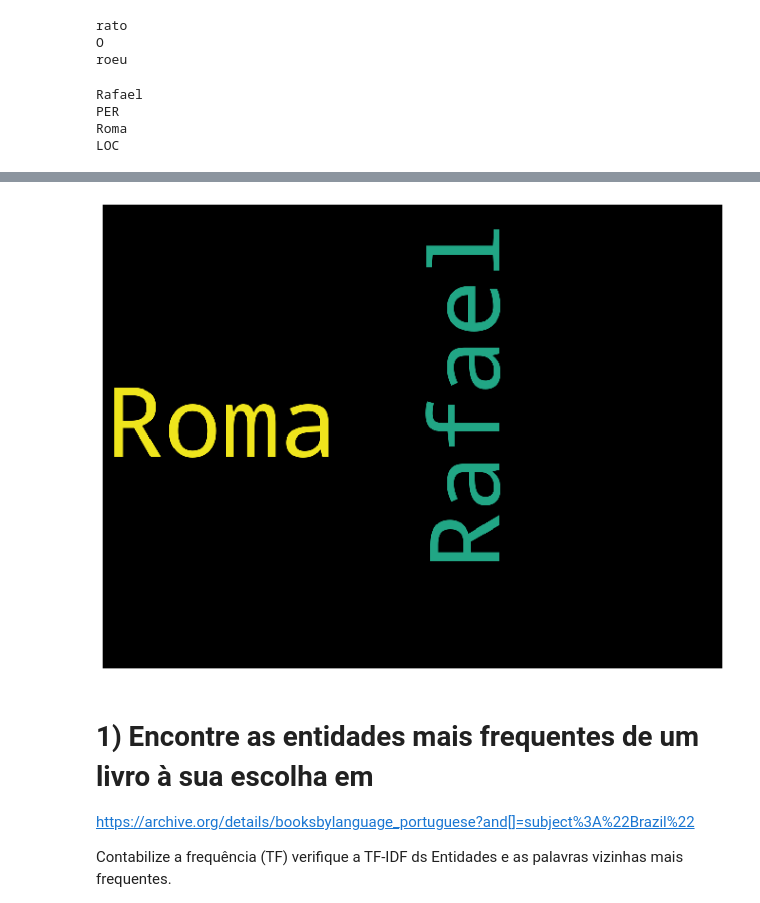
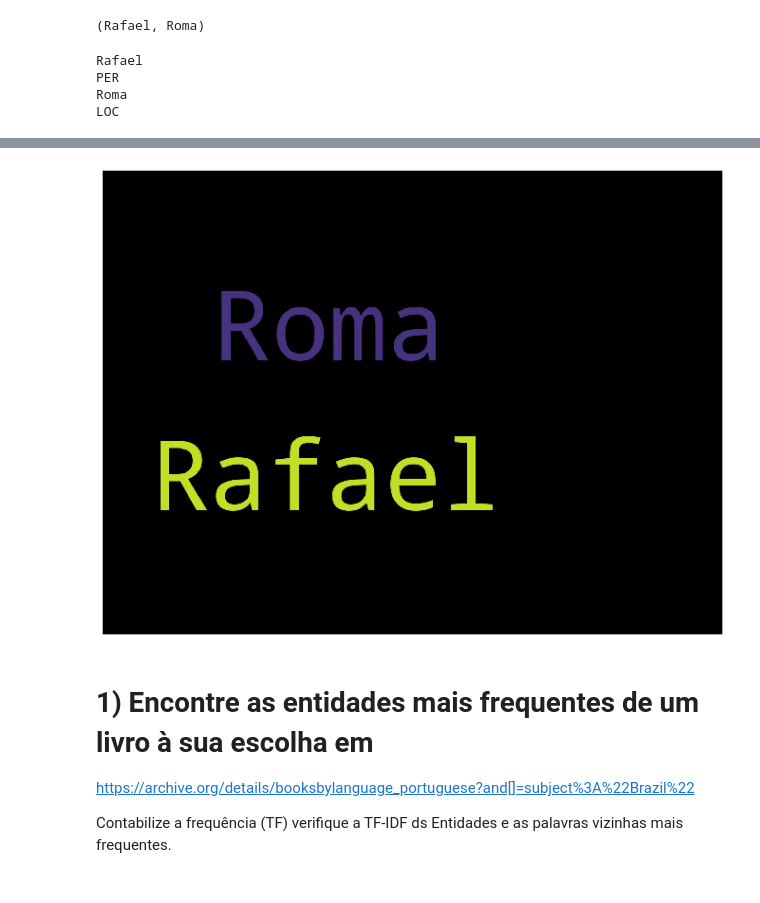
Before and after one commit to rafaelstojoao/pos-unip, a Jupyter notebook: codes/PLN/Entidades.ipynb, the cells around one changed output, grey strips where cells are left out. Saved outputs shown, nothing was run; the diff lists cells and outputs as text; code cells hidden in the pictures.

```diff
--- a/codes/PLN/Entidades.ipynb
+++ b/codes/PLN/Entidades.ipynb
@@ -3,22 +4,23 @@ import spacy
 pln = spacy.load('pt_core_news_sm')
 # %%
-textoEntrada = ' Rafael é o cara que diz: O rato roeu a roupa do rei de Roma'
+textoEntrada = "Rafael é o cara que diz: O rato roeu a roupa do rei de Roma"
 entrada = pln(textoEntrada)
 
 
 listaItensEntrada = textoEntrada.split(" ")
-#pode ser un arquivo de texto igual na nossa atividade da aula...
+#pode ser um arquivo de texto igual na nossa atividade da aula...
 
 i = 8
-print(listaItensEntrada[i])
+# print(listaItensEntrada[i])
 
-print(listaItensEntrada[i-1])
+# print(listaItensEntrada[i-1])
 
-print(listaItensEntrada[i+1])
+# print(listaItensEntrada[i+1])
+
+
+entrada.ents
 # %% [output]
-rato
-O
-roeu
+(Rafael, Roma)
 # %%
 for entidade in entrada.ents:
     print(entidade)
@@ -38,5 +40,5 @@ wordcloud = WordCloud(max_font_size=200,width = 1280, height = 960).generate(str
 plt.figure(figsize=(16,9))
 plt.imshow(wordcloud)
 plt.axis("off")
-plt.show()
+plt
 # %% [output]
@@ -43,4 +46,4 @@ plt.show()
-[figure, old version]
+[figure, new version]
 # %% [markdown]
 # 1) Encontre as entidades mais frequentes de um livro à sua escolha em
 https://archive.org/details/booksbylanguage_portuguese?and[]=subject%3A%22Brazil%22
```
Also changed, not shown: parts of 6 cells of this notebook, 3 other files.
